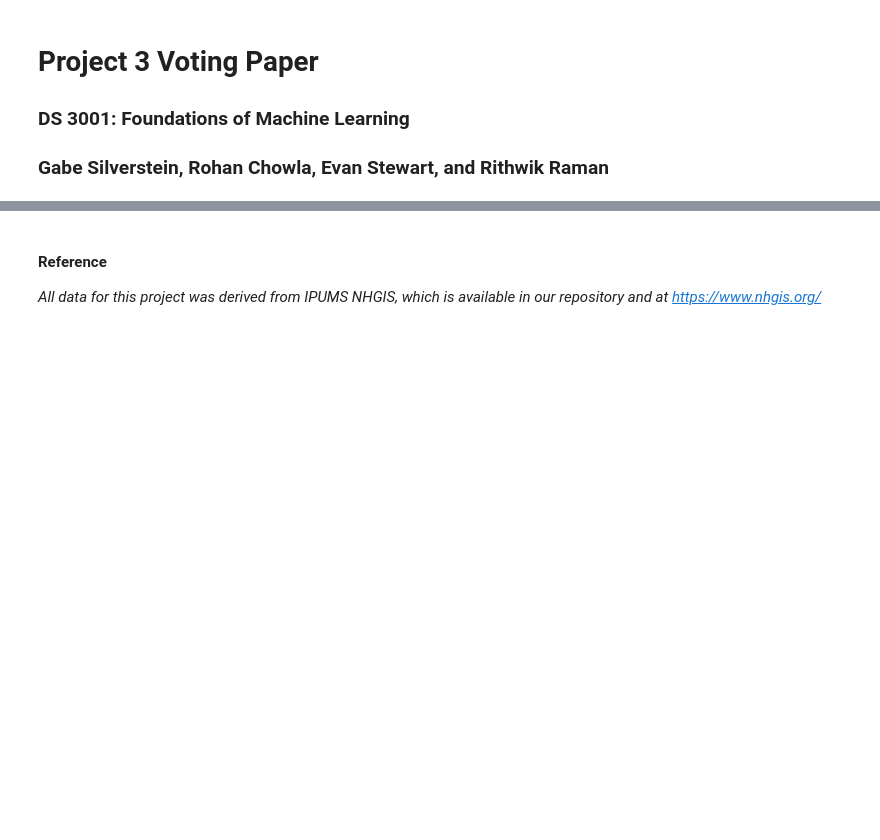
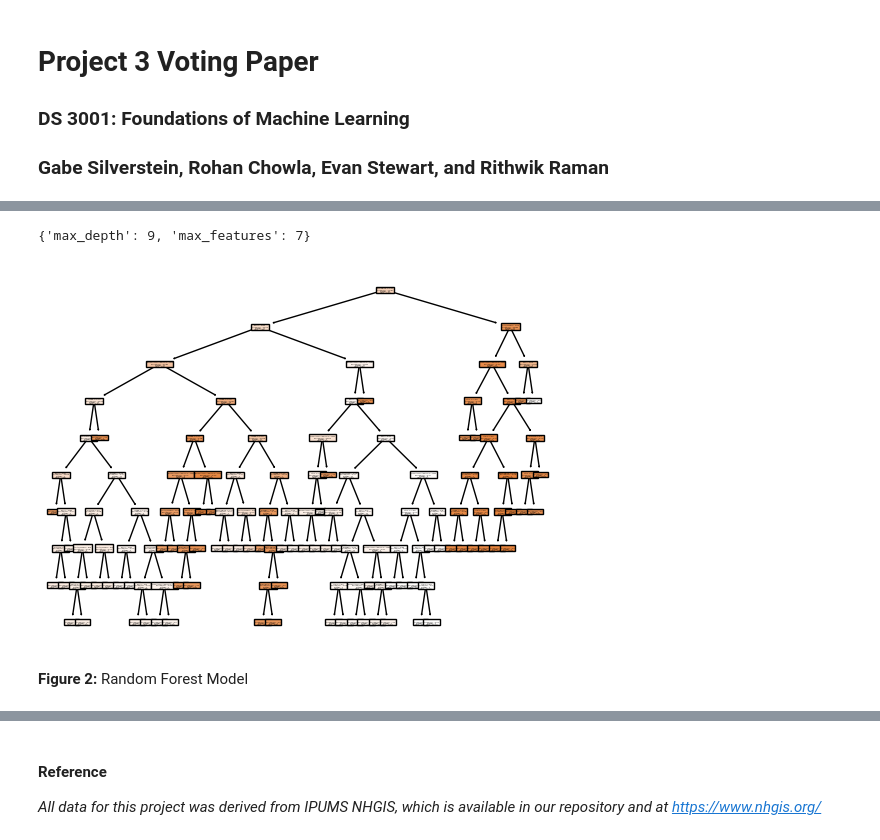
Before and after one commit to gsilver321/project_voting, a Jupyter notebook: project3_paper.ipynb, the cells around one changed output, grey strips where cells are left out. Cells and saved outputs as stored; diff of their text form; code cells hidden in the pictures; blank space fills up the shorter version.

```diff
--- a/project3_paper.ipynb
+++ b/project3_paper.ipynb
@@ -101,6 +175,0 @@ sns.histplot(np.arcsinh(df_train['vote_diff']))
-# %%
-forest_params = [{'max_depth': range(1, 11), 'max_features': range(5, 14)}]
-
-clf = GridSearchCV(RandomForestRegressor(), forest_params, cv=5, scoring='neg_root_mean_squared_error')
-clf.fit(ddf_scale, df_train["vote_diff"])
-clf.best_params_
@@ -172,0 +193,22 @@ cb = fig.colorbar(sm, cax=cax)
+# %%
+forest_params = [{'max_depth': range(1, 11), 'max_features': range(5, 14)}]
+
+clf = GridSearchCV(RandomForestRegressor(random_state=0), forest_params, cv=5, scoring='neg_root_mean_squared_error')
+clf.fit(ddf_scale, np.arcsinh(df_train["vote_diff"]))
+clf.best_params_
+# %% [output]
+{'max_depth': 9, 'max_features': 7}
+# %%
+# Fit random forest:
+rf = RandomForestRegressor(max_depth=9, max_features=7, random_state=0)
+rf = rf.fit(ddf_scale, np.arcsinh(df_train["vote_diff"]))
+
+plot_tree(rf.estimators_[0], filled=True, feature_names=rf.feature_names_in_)
+
+# Make predictions:
+pred_scale = rf.predict(df_test_scale)
+pred = np.sinh(pred_scale) # rescale votes
+# %% [output]
+[figure, added]
+# %% [markdown]
+**Figure 2:** Random Forest Model
```
Also changed, not shown: parts of 51 cells of this notebook.
